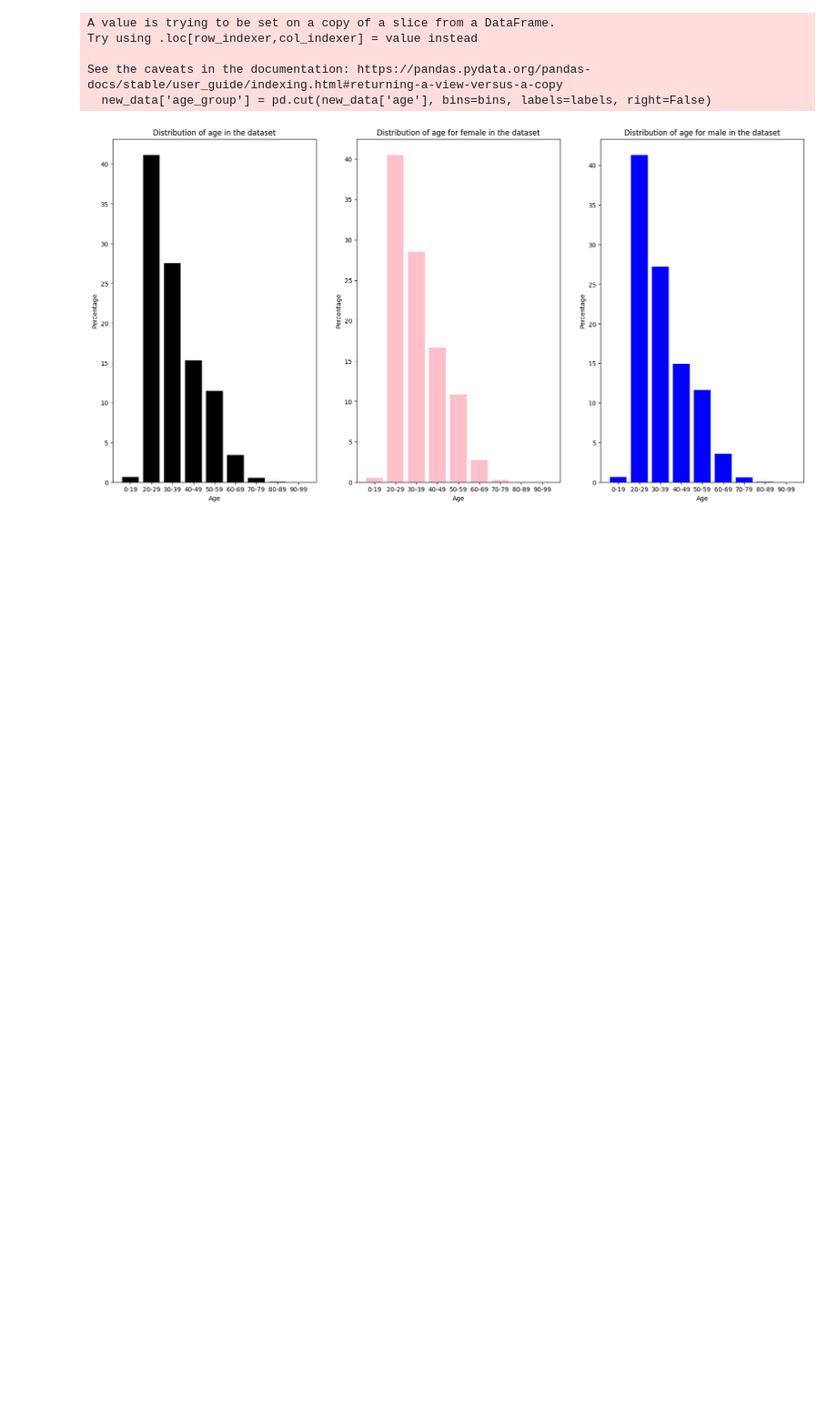
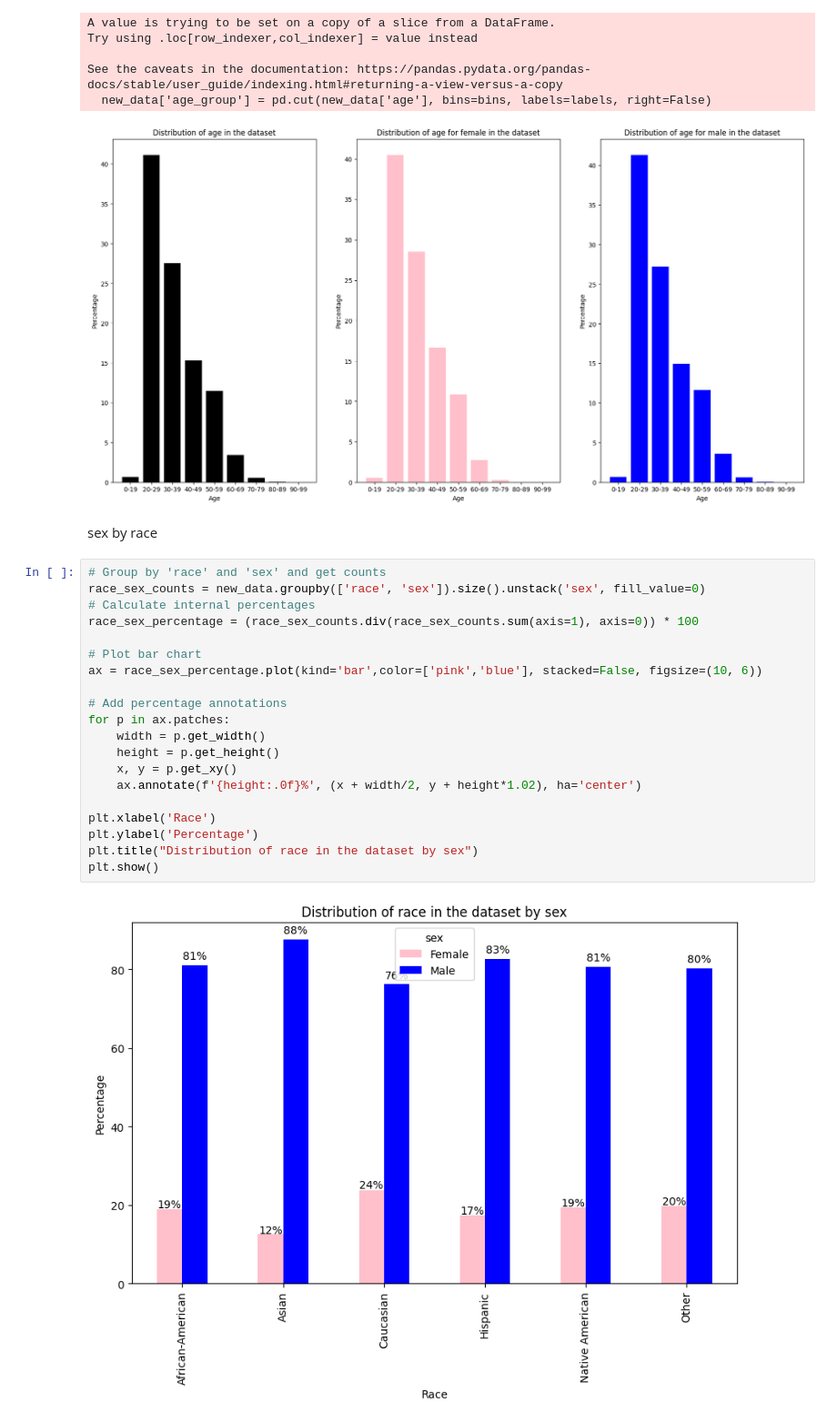
Before and after one commit to RonangLeSang/PROJ831, a Jupyter notebook: analyse_caract.ipynb, the cells around one changed output. Shown at 91% size. Drawn from its saved outputs; the diff is of its cells as text; blank space fills up the shorter version.

Commit message:
[ADD] sex by race and age by race

```diff
--- a/analyse_caract.ipynb
+++ b/analyse_caract.ipynb
@@ -91,3 +91,27 @@ Try using .loc[row_indexer,col_indexer] = value instead
 See the caveats in the documentation: https://pandas.pydata.org/pandas-docs/stable/user_guide/indexing.html#returning-a-view-versus-a-copy
   new_data['age_group'] = pd.cut(new_data['age'], bins=bins, labels=labels, right=False)
 [figure]
+# %% [markdown]
+sex by race
+# %%
+# Group by 'race' and 'sex' and get counts
+race_sex_counts = new_data.groupby(['race', 'sex']).size().unstack('sex', fill_value=0)
+# Calculate internal percentages
+race_sex_percentage = (race_sex_counts.div(race_sex_counts.sum(axis=1), axis=0)) * 100
+
+# Plot bar chart
+ax = race_sex_percentage.plot(kind='bar',color=['pink','blue'], stacked=False, figsize=(10, 6))
+
+# Add percentage annotations
+for p in ax.patches:
+    width = p.get_width()
+    height = p.get_height()
+    x, y = p.get_xy()
+    ax.annotate(f'{height:.0f}%', (x + width/2, y + height*1.02), ha='center')
+
+plt.xlabel('Race')
+plt.ylabel('Percentage')
+plt.title("Distribution of race in the dataset by sex")
+plt.show()
+# %% [output]
+[figure, added]
```
Also changed, not shown: parts of 2 cells of this notebook.
